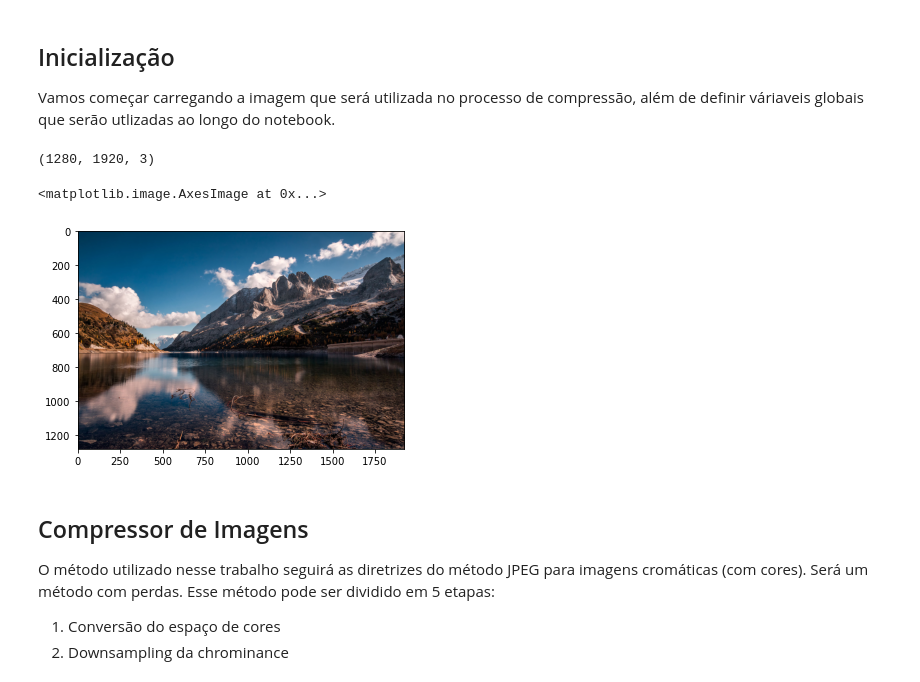
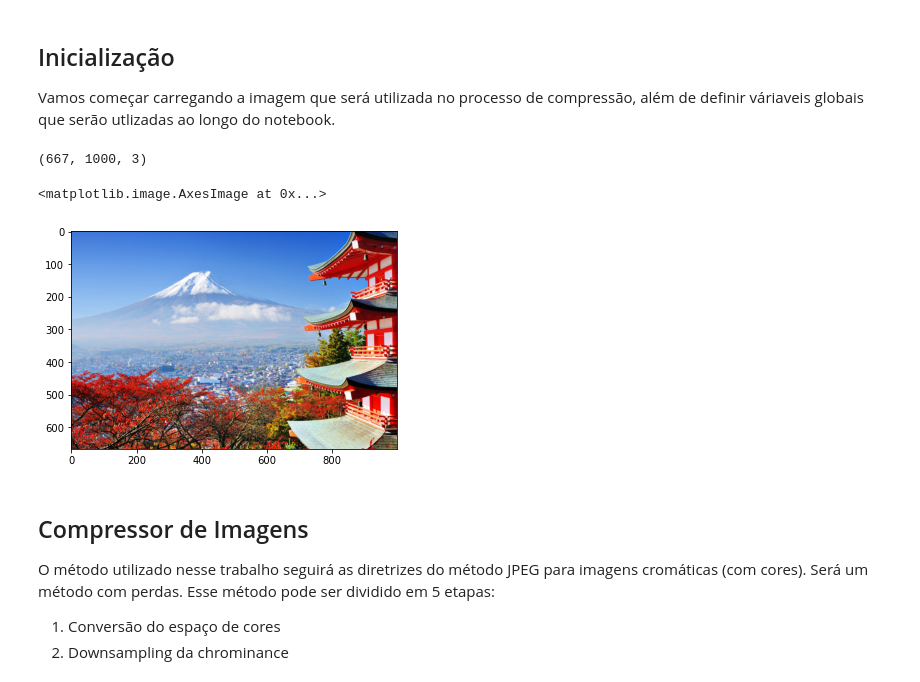
Before and after one commit to luiz-couto/image-compressor, a Jupyter notebook: img-compressor.ipynb, the cells around one changed output. Drawn from its saved outputs; the diff is of its cells as text; code cells hidden in the pictures.

```diff
--- a/img-compressor.ipynb
+++ b/img-compressor.ipynb
@@ -22,16 +22,16 @@ def split(matrix, num):
 ## Inicialização
 Vamos começar carregando a imagem que será utilizada no processo de compressão, além de definir váriaveis globais que serão utlizadas ao longo do notebook.
 # %%
-img = cv2.imread("landscape.jpg")
+img = cv2.imread("japan.jpg")
 img_width = img.shape[1]
 img_height = img.shape[0]
 
 print(img.shape)
 plt.imshow(cv2.cvtColor(img, cv2.COLOR_RGB2BGR)) # OpenCV assume que estamos utilizando o espaço de cores BGR
 # %% [output]
-(1280, 1920, 3)
+(667, 1000, 3)
 <matplotlib.image.AxesImage at 0x...>
-[figure, old version]
+[figure, new version]
 # %% [markdown]
 ## Compressor de Imagens
 O método utilizado nesse trabalho seguirá as diretrizes do método JPEG para imagens cromáticas (com cores). Será um método com perdas. Esse método pode ser dividido em 5 etapas:
```
Also changed, not shown: parts of 12 cells of this notebook.
